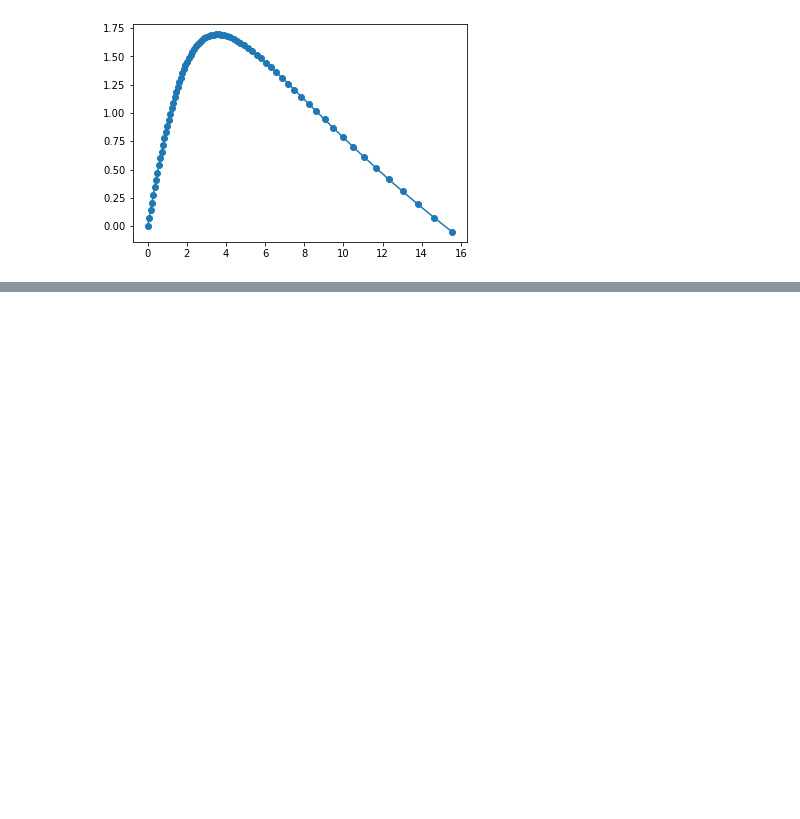
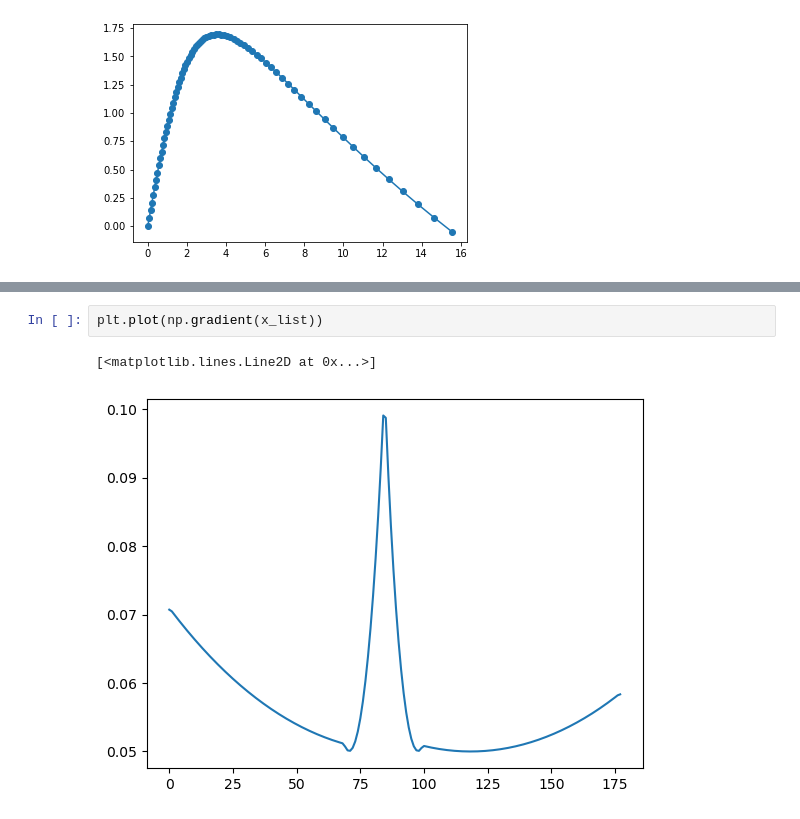
Before and after one commit to apoudel20/python-cbet, a Jupyter notebook: vector_field.ipynb, the cells around one changed output, grey strips where cells are left out. Saved outputs shown, nothing was run; the diff lists cells and outputs as text; blank space fills up the shorter version.

```diff
--- a/vector_field.ipynb
+++ b/vector_field.ipynb
@@ -216,0 +220,5 @@ ax.scatter(x_list, y_list, s=1)
+# %%
+plt.plot(np.gradient(x_list))
+# %% [output]
+[<matplotlib.lines.Line2D at 0x...>]
+[figure, added]
```
Also changed, not shown: parts of 9 cells of this notebook, 2 other files.
